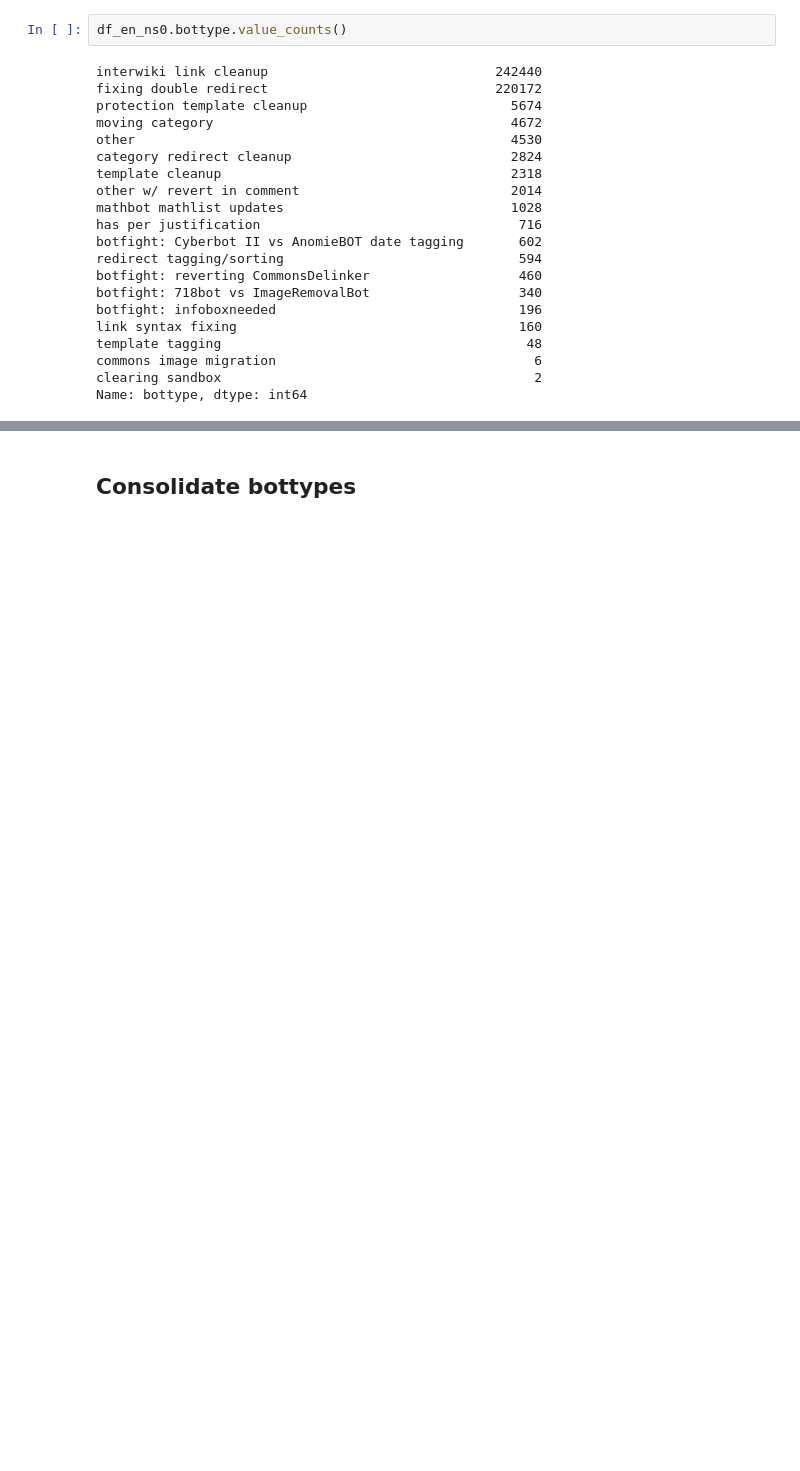
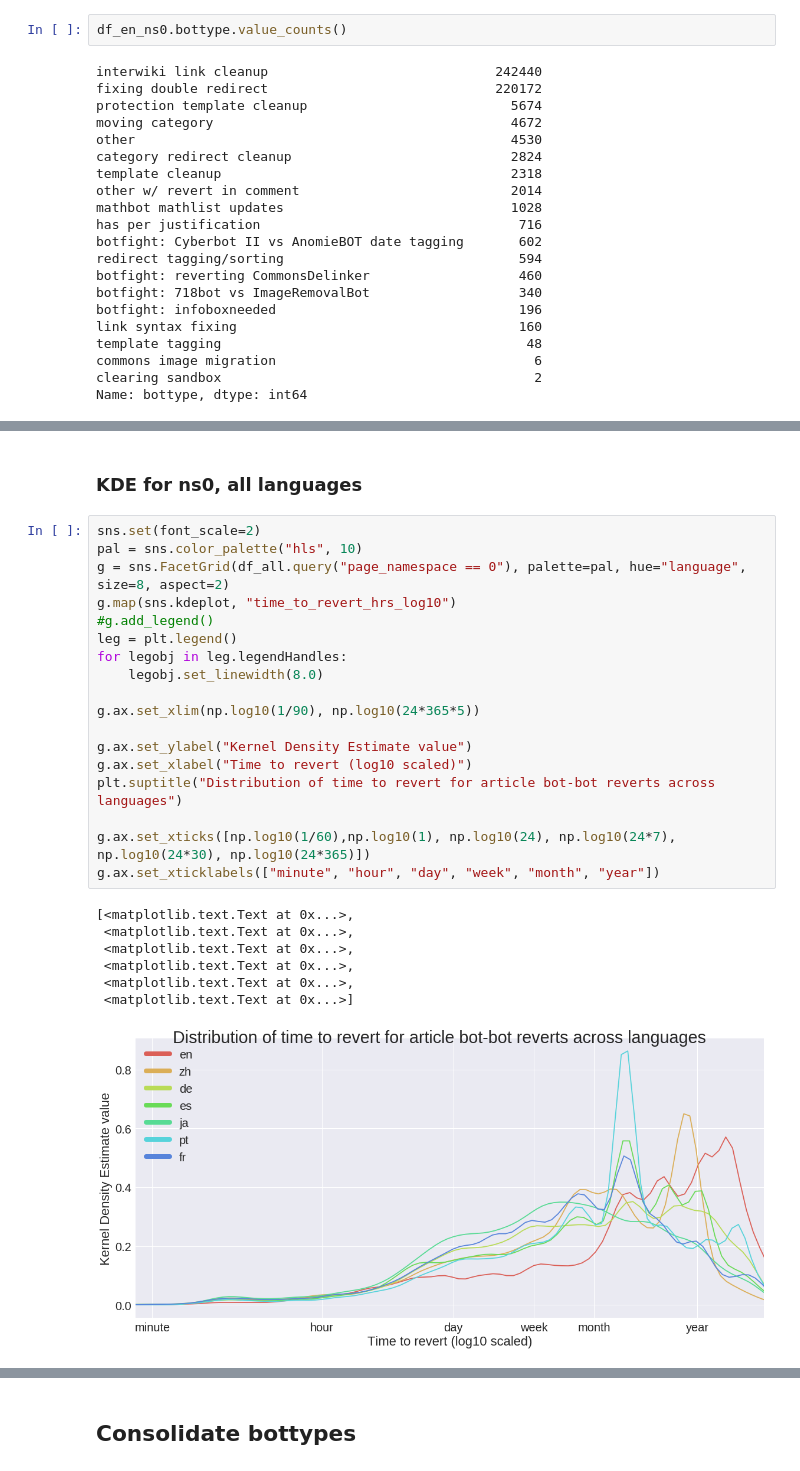
Before and after one commit to halfak/are-the-bots-really-fighting, a Jupyter notebook: analysis/time_to_revert/time-to-revert-classified.ipynb, the cells around one changed output, grey strips where cells are left out. Saved outputs shown, nothing was run; the diff lists cells and outputs as text; blank space fills up the shorter version.

```diff
--- a/analysis/time_to_revert/time-to-revert-classified.ipynb
+++ b/analysis/time_to_revert/time-to-revert-classified.ipynb
@@ -103,0 +137,28 @@ Name: bottype, dtype: int64
+# %% [markdown]
+### KDE for ns0, all languages
+# %%
+sns.set(font_scale=2)
+pal = sns.color_palette("hls", 10)
+g = sns.FacetGrid(df_all.query("page_namespace == 0"), palette=pal, hue="language", size=8, aspect=2)
+g.map(sns.kdeplot, "time_to_revert_hrs_log10")
+#g.add_legend()
+leg = plt.legend()
+for legobj in leg.legendHandles:
+    legobj.set_linewidth(8.0)
+
+g.ax.set_xlim(np.log10(1/90), np.log10(24*365*5))
+
+g.ax.set_ylabel("Kernel Density Estimate value")
+g.ax.set_xlabel("Time to revert (log10 scaled)")
+plt.suptitle("Distribution of time to revert for article bot-bot reverts across languages")
+
+g.ax.set_xticks([np.log10(1/60),np.log10(1), np.log10(24), np.log10(24*7), np.log10(24*30), np.log10(24*365)])
+g.ax.set_xticklabels(["minute", "hour", "day", "week", "month", "year"])
+# %% [output]
+[<matplotlib.text.Text at 0x...>,
+ <matplotlib.text.Text at 0x...>,
+ <matplotlib.text.Text at 0x...>,
+ <matplotlib.text.Text at 0x...>,
+ <matplotlib.text.Text at 0x...>,
+ <matplotlib.text.Text at 0x...>]
+[figure, added]
```
Also changed, not shown: parts of 20 cells of this notebook, 2 other files.
